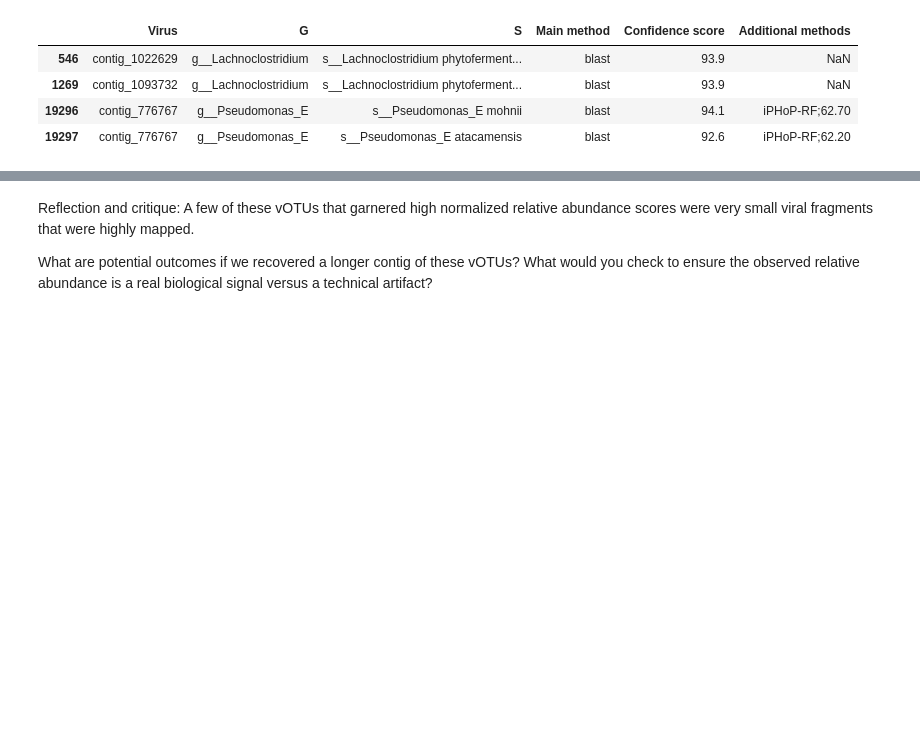
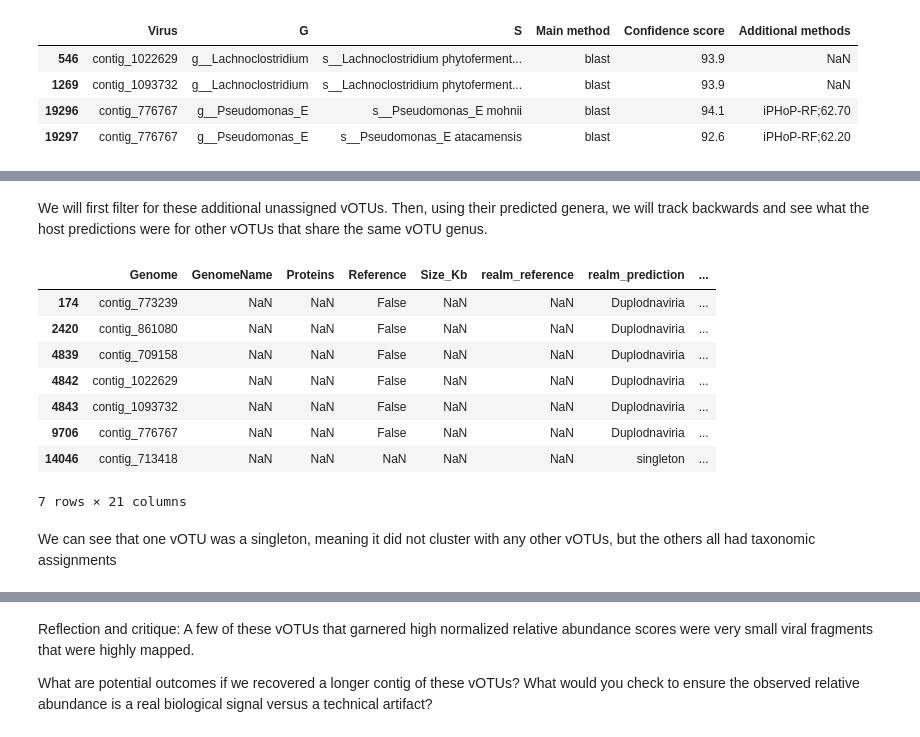
Before and after one commit to jamesriddellv/2026-Viromics-Practicals, a Jupyter notebook: day3_Bioreactor_viruses_deep_dive_host_prediction.ipynb, the cells around one changed output, grey strips where cells are left out. Drawn from its saved outputs; the diff is of its cells as text; code cells hidden in the pictures; blank space fills up the shorter version.

```diff
--- a/day3_Bioreactor_viruses_deep_dive_host_prediction.ipynb
+++ b/day3_Bioreactor_viruses_deep_dive_host_prediction.ipynb
@@ -251,3 +271,7 @@ If we check thes vOTU lengths for the remaining vOTUs, we can see that they're a
 Yet, vConTACT3 may be able to get around these limitations, Even with a few genes, vConTACT3 is capable of clustering vOTUs at fine taxonomic resolution. If we happen to find these unassigned vOTU fragments in a unique cluster of vOTUs that all have the same host prediction, it's possible the unassigned vOTU also infects similar MAGs if we assume closely related vOTUs generally infect related MAGs.
 # %%
 # Load in vConTACT3 data, isolate the unassigned vOTUs, then pull all vOTUs in the same genera and check host predictions
+file_name = 'final_assignments.csv'
+path = '/'.join([data_dir, file_name])
+taxonomy_df = pd.read_csv(path)
+taxonomy_df.head()
@@ -253,0 +286,16 @@ Yet, vConTACT3 may be able to get around these limitations, Even with a few gene
+# %% [markdown]
+We will first filter for these additional unassigned vOTUs. Then, using their predicted genera, we will track backwards and see what the host predictions were for other vOTUs that share the same vOTU genus.
+# %%
+taxonomy_df.loc[taxonomy_df['Genome'].isin(abundant_no_assignment_list)]
+# %% [output]
+|  | Genome | GenomeName | Proteins | Reference | Size_Kb | realm_reference | realm_prediction | ... |
+| 174 | contig_773239 | NaN | NaN | False | NaN | NaN | Duplodnaviria | ... |
+| 2420 | contig_861080 | NaN | NaN | False | NaN | NaN | Duplodnaviria | ... |
+| 4839 | contig_709158 | NaN | NaN | False | NaN | NaN | Duplodnaviria | ... |
+| 4842 | contig_1022629 | NaN | NaN | False | NaN | NaN | Duplodnaviria | ... |
+| 4843 | contig_1093732 | NaN | NaN | False | NaN | NaN | Duplodnaviria | ... |
+| 9706 | contig_776767 | NaN | NaN | False | NaN | NaN | Duplodnaviria | ... |
+| 14046 | contig_713418 | NaN | NaN | NaN | NaN | NaN | singleton | ... |
+7 rows × 21 columns
+# %% [markdown]
+We can see that one vOTU was a singleton, meaning it did not cluster with any other vOTUs, but the others all had taxonomic assignments
```
Also changed, not shown: parts of 13 cells of this notebook.
